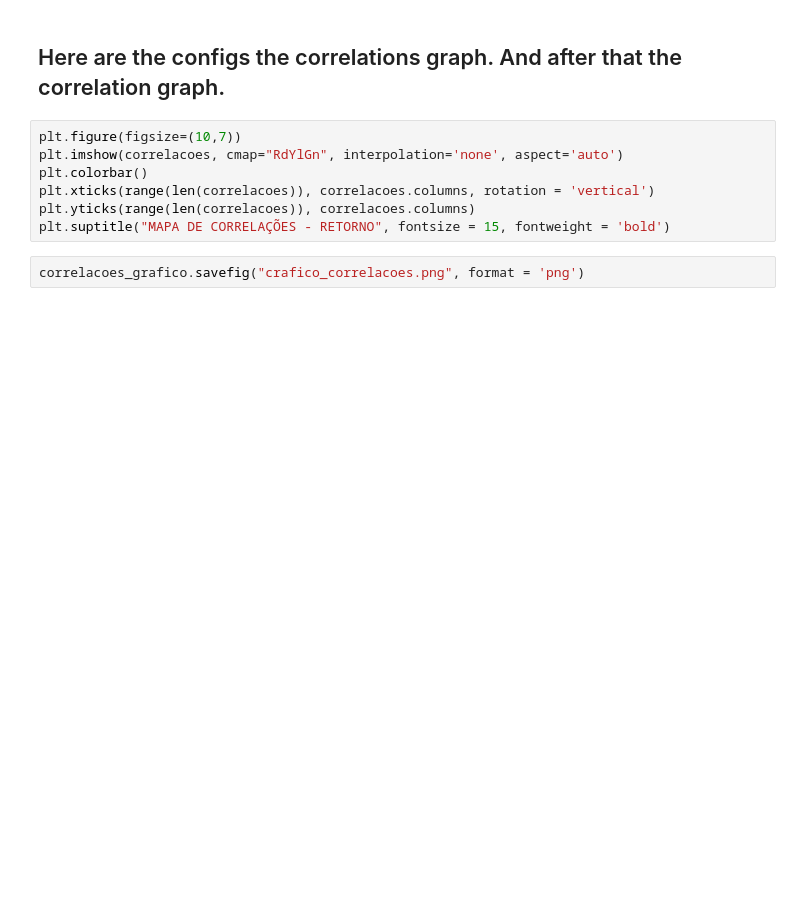
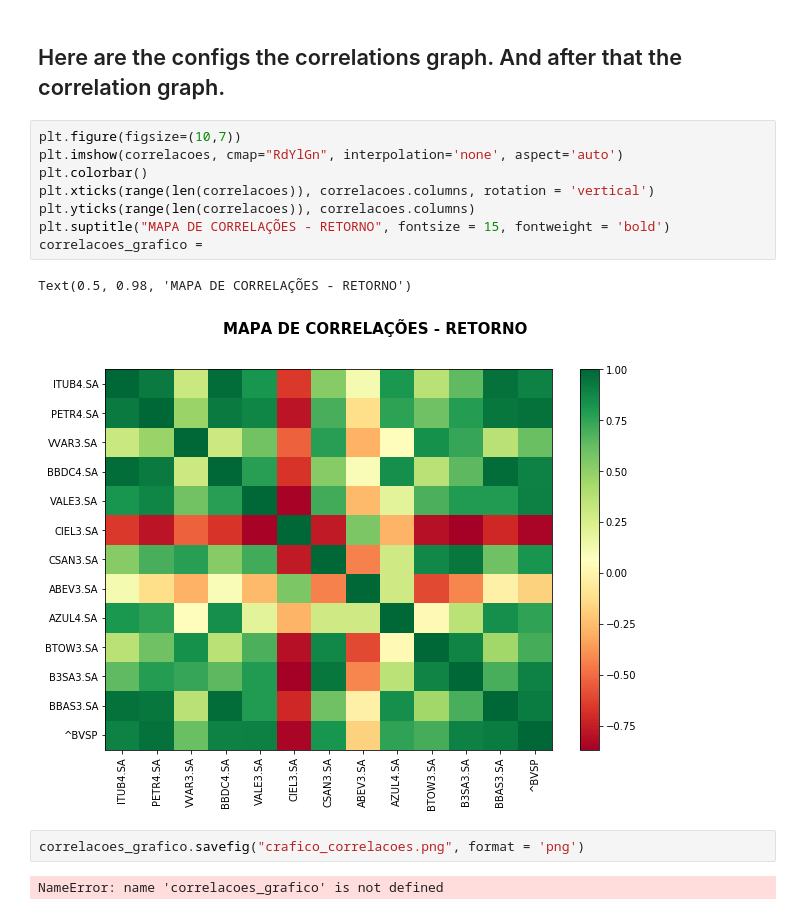
Before and after one commit to emesonfilho/linkedln_posts, a Jupyter notebook: calculando_correlacoes.ipynb, the cells around one changed output. Cells and saved outputs as stored; diff of their text form; blank space fills up the shorter version.

```diff
--- a/calculando_correlacoes.ipynb
+++ b/calculando_correlacoes.ipynb
@@ -70,9 +68,15 @@ FileCreateError: [Errno 13] Permission denied: 'correlation_tables.xlsx'
 # %%
 plt.figure(figsize=(10,7))
 plt.imshow(correlacoes, cmap="RdYlGn", interpolation='none', aspect='auto')
 plt.colorbar()
 plt.xticks(range(len(correlacoes)), correlacoes.columns, rotation = 'vertical')
 plt.yticks(range(len(correlacoes)), correlacoes.columns)
 plt.suptitle("MAPA DE CORRELAÇÕES - RETORNO", fontsize = 15, fontweight = 'bold')
+correlacoes_grafico =
+# %% [output]
+Text(0.5, 0.98, 'MAPA DE CORRELAÇÕES - RETORNO')
+[figure, added]
 # %%
 correlacoes_grafico.savefig("crafico_correlacoes.png", format = 'png')
+# %% [output]
+NameError: name 'correlacoes_grafico' is not defined
```
Also changed, not shown: parts of 1 cell of this notebook.
